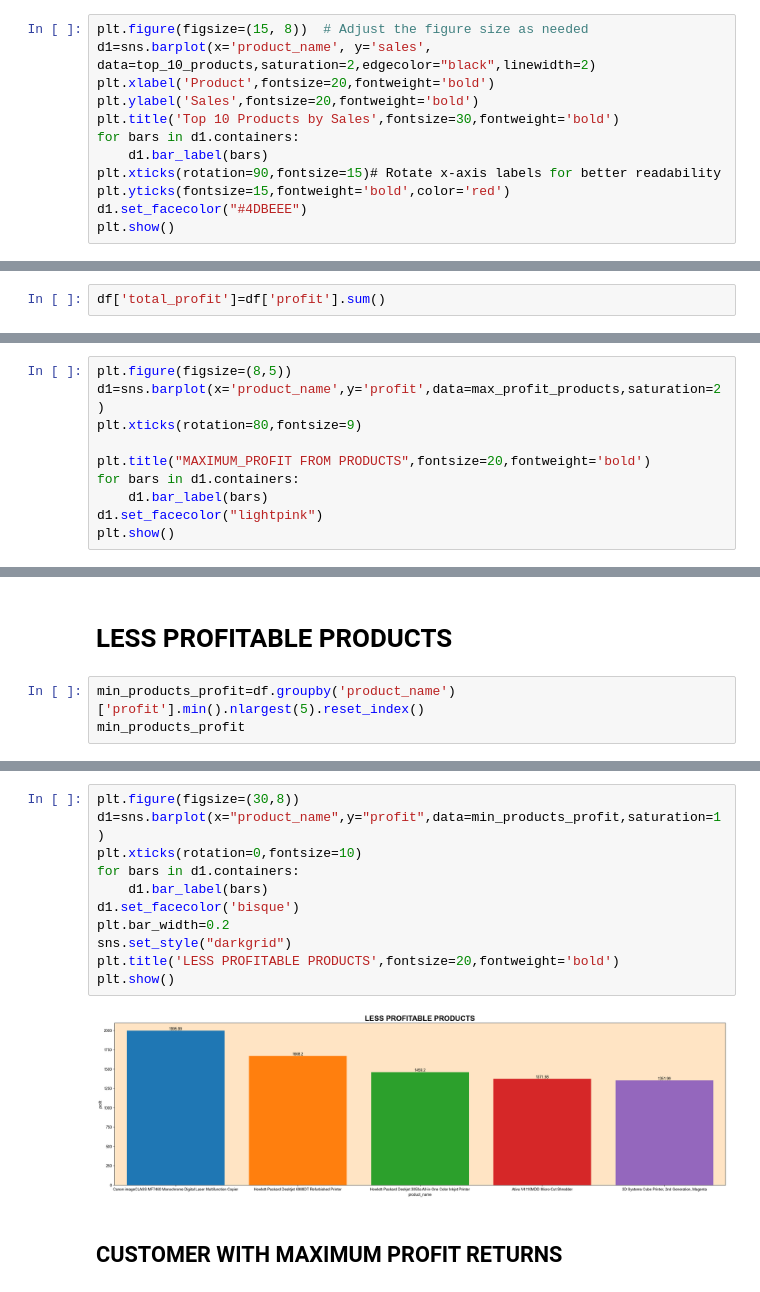
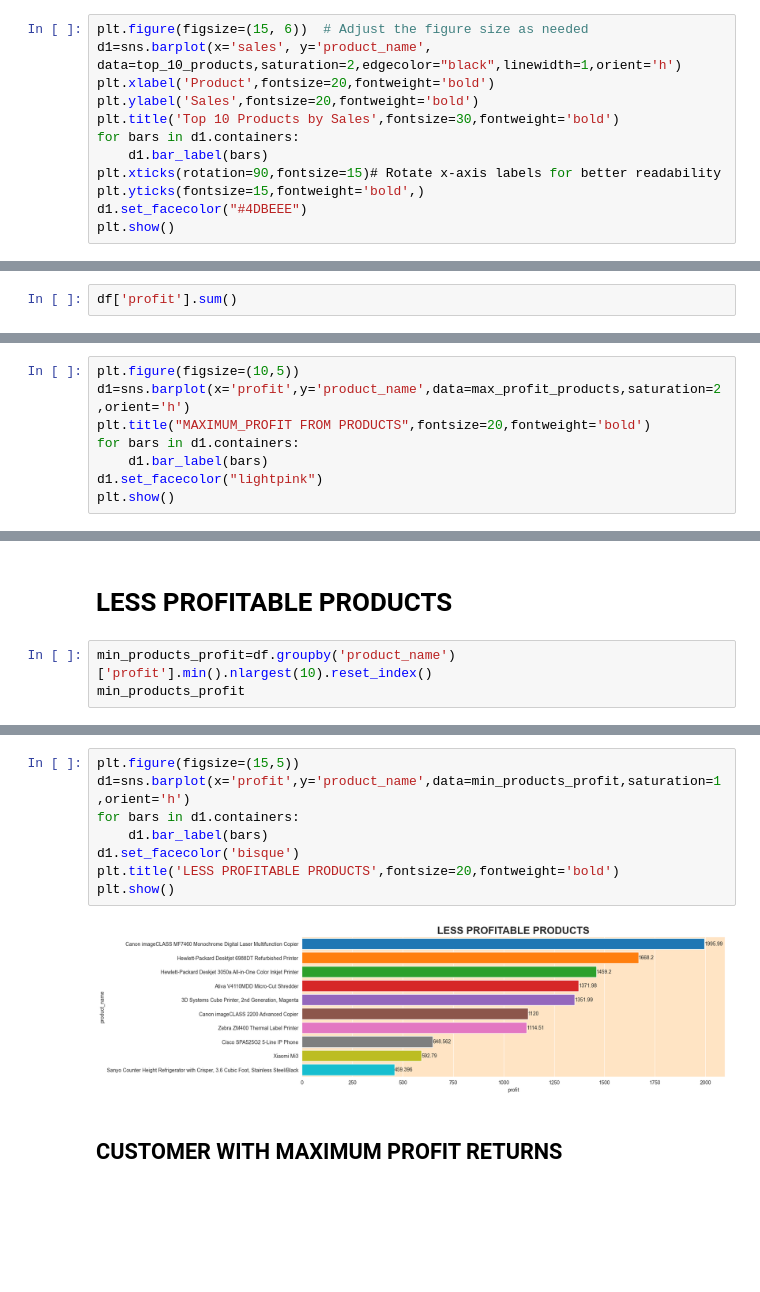
Before and after one commit to subhadeep404error/SUPERSTORE-SALES-ANALYSIS, a Jupyter notebook: Superstore-Data-Analysis.ipynb, the cells around one changed output, grey strips where cells are left out. Drawn from its saved outputs; the diff is of its cells as text; blank space fills up the shorter version.

```diff
--- a/Superstore-Data-Analysis.ipynb
+++ b/Superstore-Data-Analysis.ipynb
@@ -400,15 +400,15 @@ top_10_products
 | 2988 | Samsung Smart Phone, Cordless | 48654 |
 | 2502 | Nokia Smart Phone, with Caller ID | 47880 |
 # %%
-plt.figure(figsize=(15, 8))  # Adjust the figure size as needed
-d1=sns.barplot(x='product_name', y='sales', data=top_10_products,saturation=2,edgecolor="black",linewidth=2)
+plt.figure(figsize=(15, 6))  # Adjust the figure size as needed
+d1=sns.barplot(x='sales', y='product_name', data=top_10_products,saturation=2,edgecolor="black",linewidth=1,orient='h')
 plt.xlabel('Product',fontsize=20,fontweight='bold')
 plt.ylabel('Sales',fontsize=20,fontweight='bold')
 plt.title('Top 10 Products by Sales',fontsize=30,fontweight='bold')
 for bars in d1.containers:
     d1.bar_label(bars)
 plt.xticks(rotation=90,fontsize=15)# Rotate x-axis labels for better readability
-plt.yticks(fontsize=15,fontweight='bold',color='red')
+plt.yticks(fontsize=15,fontweight='bold',)
 d1.set_facecolor("#4DBEEE")
 plt.show()
 # %% [output]
@@ -591,4 +592,4 @@ Index(['order_id', 'order_date', 'ship_date', 'ship_mode', 'customer_name',
 # %% [markdown]
 ### TOTAL PROFITS
 # %%
-df['total_profit']=df['profit'].sum()
+df['profit'].sum()
@@ -749,10 +740,8 @@ max_profit_products
 | 8 | Canon Wireless Fax, Laser | 2597.2800 |
 | 9 | Hewlett Packard LaserJet 3310 Copier | 2591.9568 |
 # %%
-plt.figure(figsize=(8,5))
-d1=sns.barplot(x='product_name',y='profit',data=max_profit_products,saturation=2)
-plt.xticks(rotation=80,fontsize=9)
-
+plt.figure(figsize=(10,5))
+d1=sns.barplot(x='profit',y='product_name',data=max_profit_products,saturation=2,orient='h')
 plt.title("MAXIMUM_PROFIT FROM PRODUCTS",fontsize=20,fontweight='bold')
 for bars in d1.containers:
     d1.bar_label(bars)
@@ -763,7 +752,7 @@ plt.show()
 # %% [markdown]
 # LESS PROFITABLE PRODUCTS
 # %%
-min_products_profit=df.groupby('product_name')['profit'].min().nlargest(5).reset_index()
+min_products_profit=df.groupby('product_name')['profit'].min().nlargest(10).reset_index()
 min_products_profit
 # %% [output]
 |  | product_name | profit |
@@ -775,16 +769,13 @@ min_products_profit
 # %%
-plt.figure(figsize=(30,8))
-d1=sns.barplot(x="product_name",y="profit",data=min_products_profit,saturation=1)
-plt.xticks(rotation=0,fontsize=10)
+plt.figure(figsize=(15,5))
+d1=sns.barplot(x='profit',y='product_name',data=min_products_profit,saturation=1,orient='h')
 for bars in d1.containers:
     d1.bar_label(bars)
 d1.set_facecolor('bisque')
-plt.bar_width=0.2
-sns.set_style("darkgrid")
 plt.title('LESS PROFITABLE PRODUCTS',fontsize=20,fontweight='bold')
 plt.show()
 # %% [output]
-[figure, old version]
+[figure, new version]
 # %% [markdown]
 ## CUSTOMER WITH MAXIMUM PROFIT RETURNS
 # %%
```
Also changed, not shown: parts of 51 cells of this notebook.
